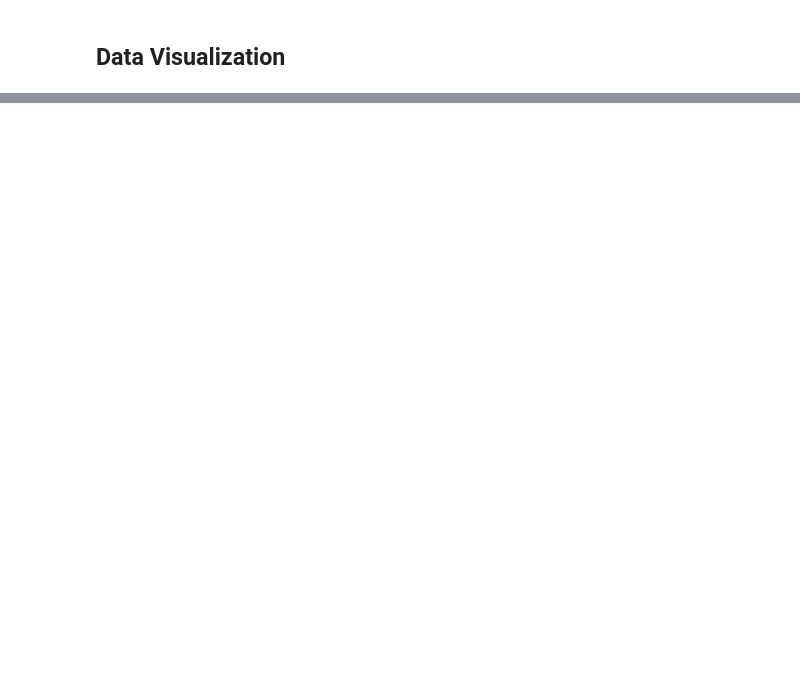
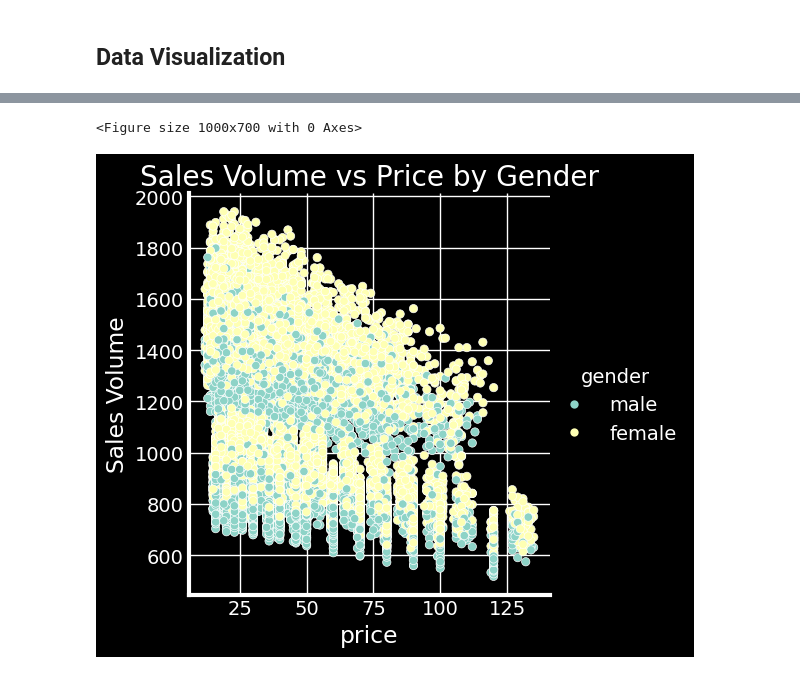
Before and after one commit to sumeet-016/Business-Sales-Data-Analysis-and-Prediction, a Jupyter notebook: DataAnalysis.ipynb, the cells around one changed output, grey strips where cells are left out. Drawn from its saved outputs; the diff is of its cells as text; code cells hidden in the pictures; blank space fills up the shorter version.

Commit message:
Visualizing the dataset

```diff
--- a/DataAnalysis.ipynb
+++ b/DataAnalysis.ipynb
@@ -190,3 +208,18 @@ data.head()
+# %%
+plt.figure(figsize=(10, 7)),
+sns.relplot(
+    data=data,
+    x='price',
+    y='Sales Volume',
+    hue='gender'
+)
+plt.xlabel('price')
+plt.ylabel('Sales Volume')
+plt.title("Sales Volume vs Price by Gender")
+plt.show()
+# %% [output]
+<Figure size 1000x700 with 0 Axes>
+[figure, added]
 # %%
 plt.figure(figsize=(10, 7))
 sns.lineplot(
```
Also changed, not shown: parts of 6 cells of this notebook.
